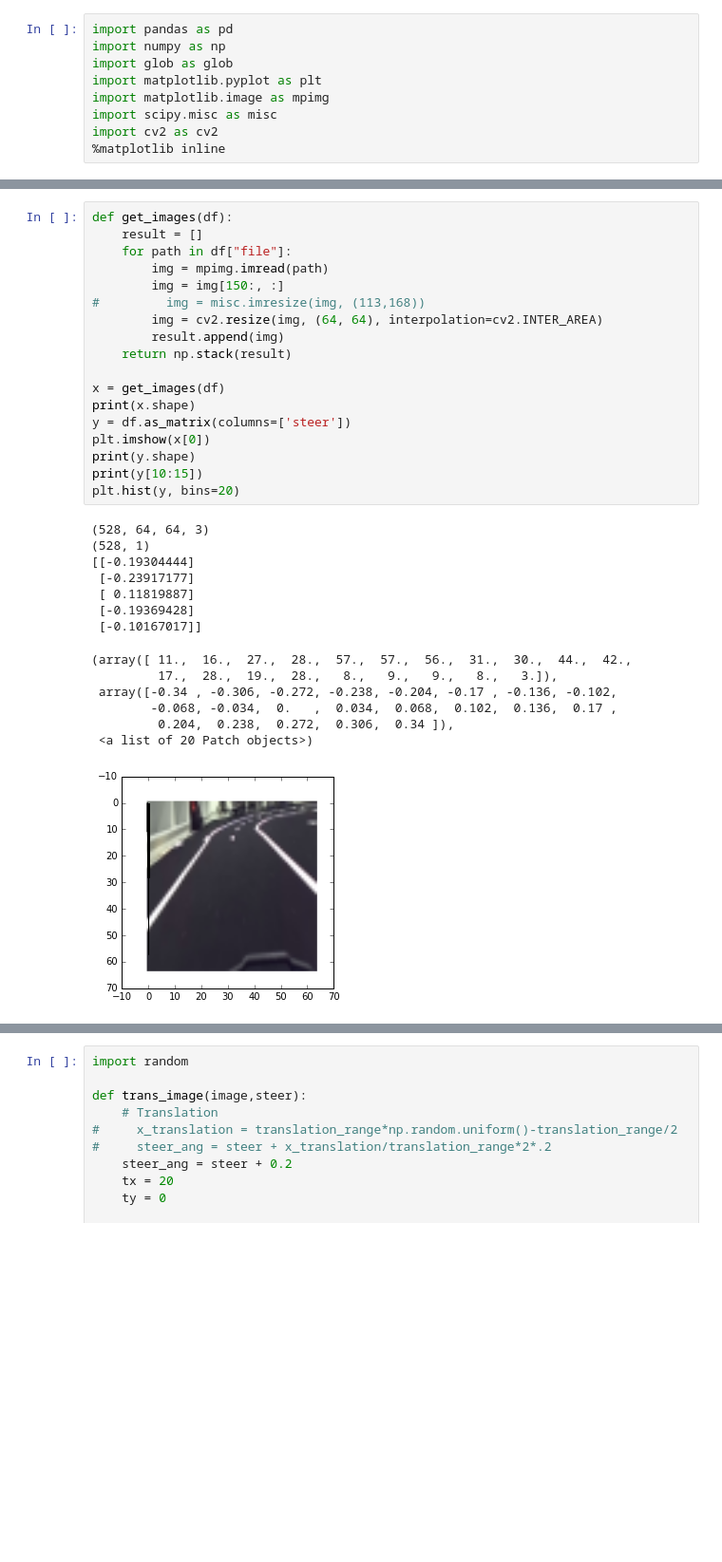
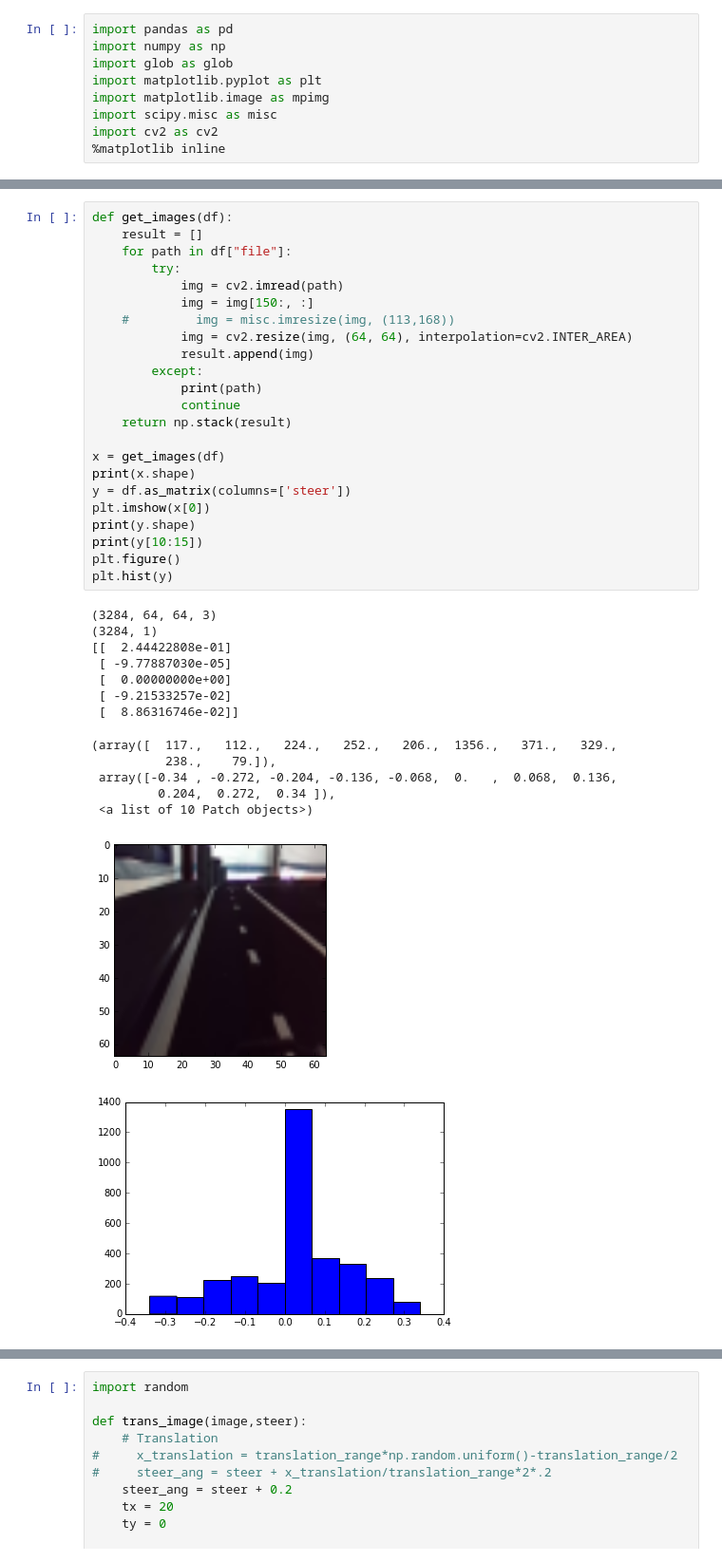
Before and after one commit to wallarug/startcon2017-mit, a Jupyter notebook: notebooks/mit-drive-NN.ipynb, the cells around one changed output, grey strips where cells are left out. Shown at 95% size. Drawn from its saved outputs; the diff is of its cells as text; blank space fills up the shorter version.

```diff
--- a/notebooks/mit-drive-NN.ipynb
+++ b/notebooks/mit-drive-NN.ipynb
@@ -48,36 +52,41 @@ show_image(130)
 # %%
 def get_images(df):
     result = []
     for path in df["file"]:
-        img = mpimg.imread(path)
-        img = img[150:, :]
-#         img = misc.imresize(img, (113,168))
-        img = cv2.resize(img, (64, 64), interpolation=cv2.INTER_AREA)
-        result.append(img)
+        try:
+            img = cv2.imread(path)
+            img = img[150:, :]
+    #         img = misc.imresize(img, (113,168))
+            img = cv2.resize(img, (64, 64), interpolation=cv2.INTER_AREA)
+            result.append(img)
+        except:
+            print(path)
+            continue
     return np.stack(result)
 
 x = get_images(df)
 print(x.shape)
 y = df.as_matrix(columns=['steer'])
 plt.imshow(x[0])
 print(y.shape)
 print(y[10:15])
-plt.hist(y, bins=20)
+plt.figure()
+plt.hist(y)
 # %% [output]
-(528, 64, 64, 3)
-(528, 1)
-[[-0.19304444]
- [-0.23917177]
- [ 0.11819887]
- [-0.19369428]
- [-0.10167017]]
+(3284, 64, 64, 3)
+(3284, 1)
+[[  2.44422808e-01]
+ [ -9.77887030e-05]
+ [  0.00000000e+00]
+ [ -9.21533257e-02]
+ [  8.86316746e-02]]
-(array([ 11.,  16.,  27.,  28.,  57.,  57.,  56.,  31.,  30.,  44.,  42.,
-         17.,  28.,  19.,  28.,   8.,   9.,   9.,   8.,   3.]),
- array([-0.34 , -0.306, -0.272, -0.238, -0.204, -0.17 , -0.136, -0.102,
-        -0.068, -0.034,  0.   ,  0.034,  0.068,  0.102,  0.136,  0.17 ,
-         0.204,  0.238,  0.272,  0.306,  0.34 ]),
- <a list of 20 Patch objects>)
+(array([  117.,   112.,   224.,   252.,   206.,  1356.,   371.,   329.,
+          238.,    79.]),
+ array([-0.34 , -0.272, -0.204, -0.136, -0.068,  0.   ,  0.068,  0.136,
+         0.204,  0.272,  0.34 ]),
+ <a list of 10 Patch objects>)
-[figure, old version]
+[figure, new version]
+[figure, added]
 # %%
 # TODO: Build a model
 import keras
```
Also changed, not shown: parts of 12 cells of this notebook.
